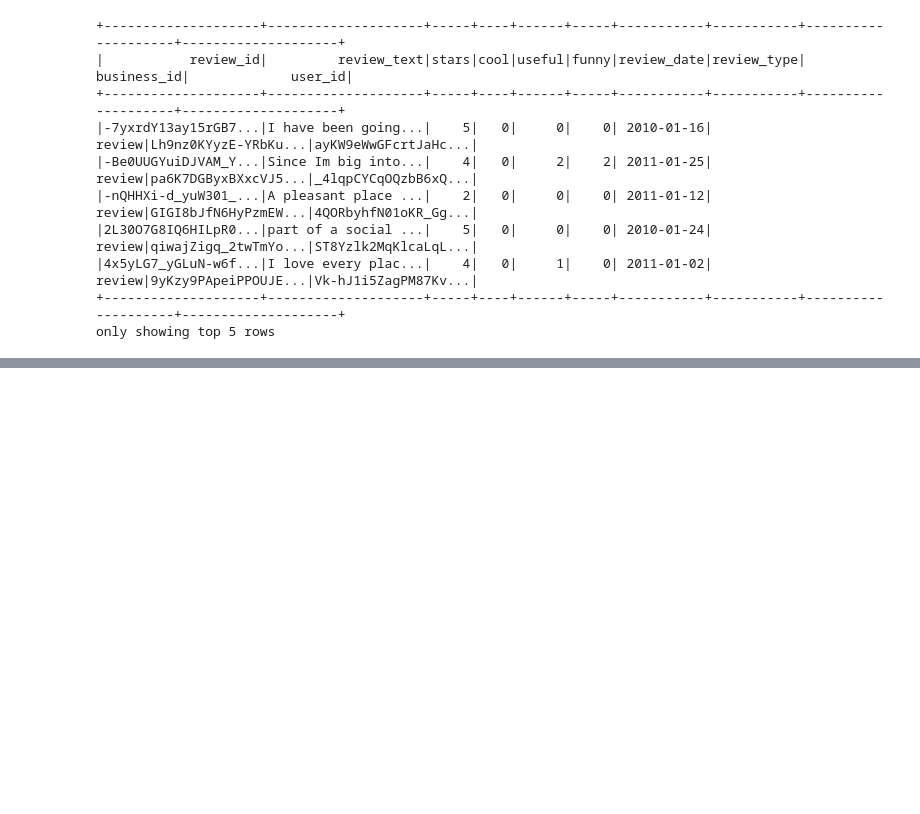
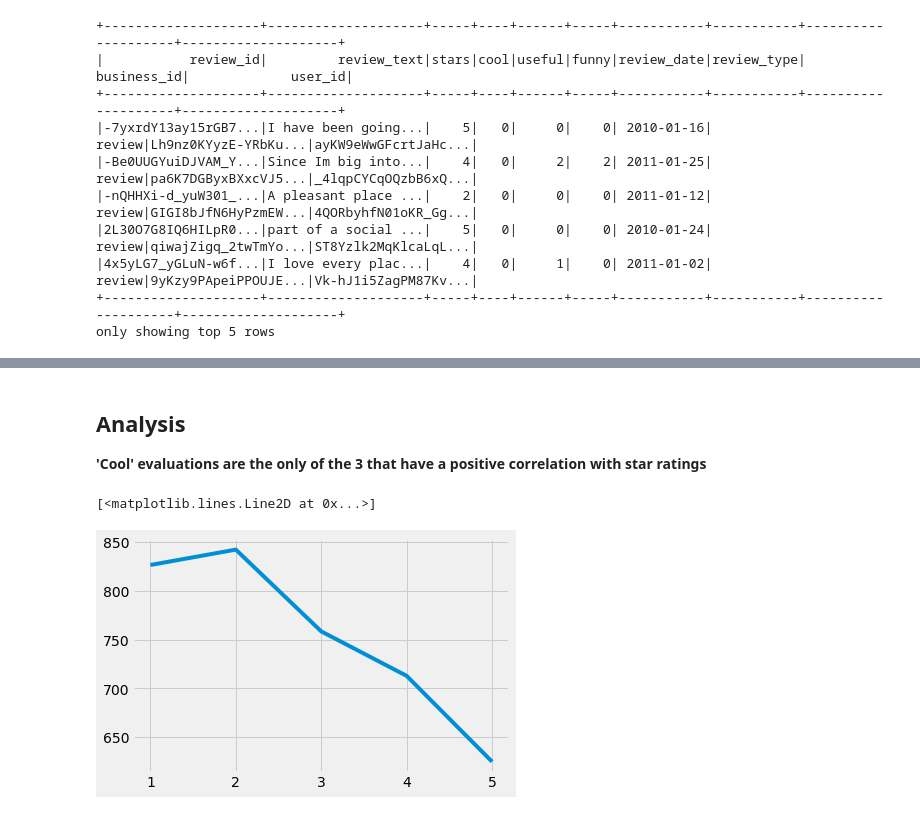
Before and after one commit to karenbennis/Xy, a Jupyter notebook: Copy_of_Project.ipynb, the cells around one changed output, grey strips where cells are left out. Saved outputs shown, nothing was run; the diff lists cells and outputs as text; code cells hidden in the pictures; blank space fills up the shorter version.

```diff
--- a/Copy_of_Project.ipynb
+++ b/Copy_of_Project.ipynb
@@ -175,0 +283,8 @@ only showing top 20 rows
+# %% [markdown]
+## Analysis
+**'Cool' evaluations are the only of the 3 that have a positive correlation with star ratings**
+# %%
+plt.plot(summ[['length']])
+# %% [output]
+[<matplotlib.lines.Line2D at 0x...>]
+[figure, added]
```
Also changed, not shown: parts of 41 cells of this notebook.
